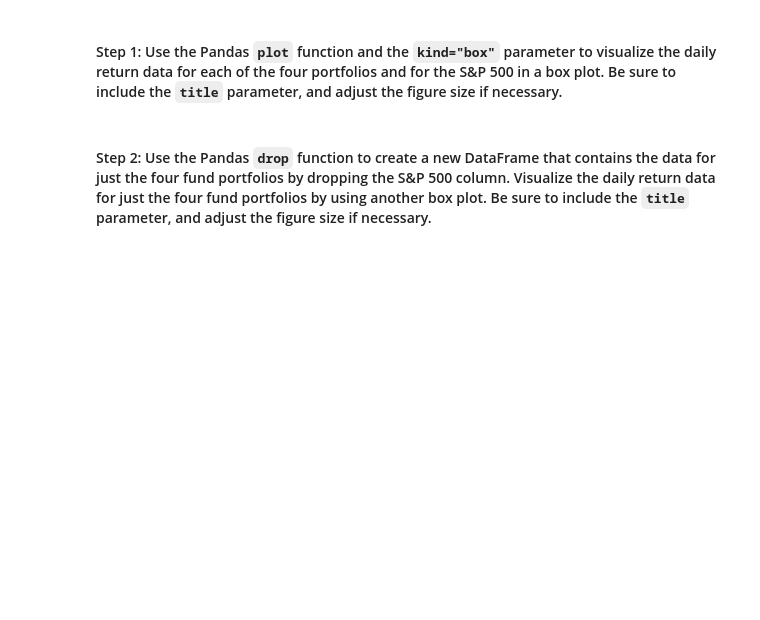
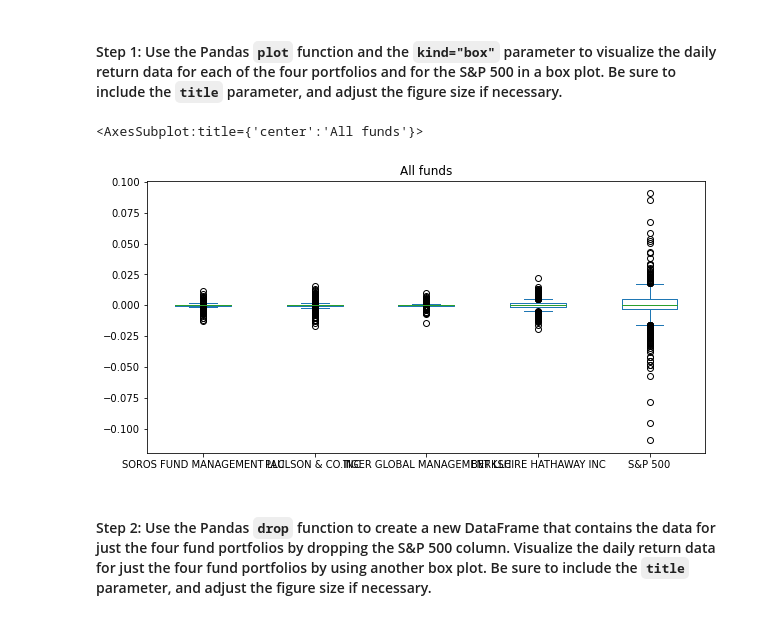
Before and after one commit to smruthid/QuantitativeAnalysis, a Jupyter notebook: risk_return_analysis.ipynb, the cells around one changed output. Saved outputs shown, nothing was run; the diff lists cells and outputs as text; code cells hidden in the pictures; blank space fills up the shorter version.

```diff
--- a/risk_return_analysis.ipynb
+++ b/risk_return_analysis.ipynb
@@ -178,7 +222,10 @@ Analyze the volatility of each of the four fund portfolios and of the S&P 500 In
 # %%
 # Use the daily return data to create box plots to visualize the volatility of the 4 funds and the S&P 500
 # Include a title parameter and adjust the figure size
-# YOUR CODE HERE
+daily_returns.plot(figsize=(10, 5), kind='box', title='All funds')
+# %% [output]
+<AxesSubplot:title={'center':'All funds'}>
+[figure, added]
 # %% [markdown]
 #### Step 2: Use the Pandas `drop` function to create a new DataFrame that contains the data for just the four fund portfolios by dropping the S&P 500 column. Visualize the daily return data for just the four fund portfolios by using another box plot. Be sure to include the `title` parameter, and adjust the figure size if necessary.
 # %%
```
Also changed, not shown: parts of 35 cells of this notebook.
